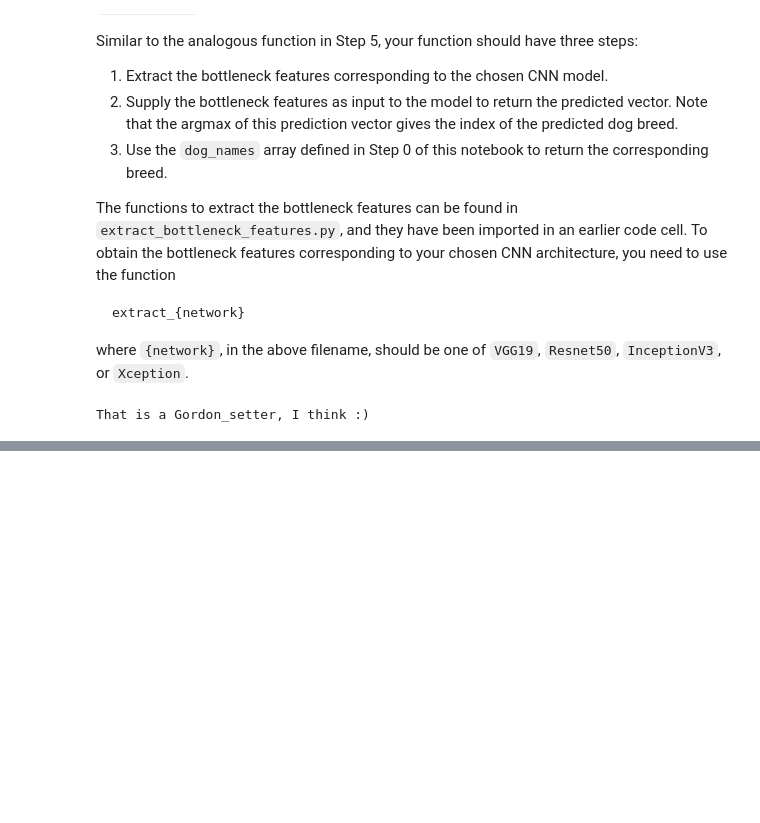
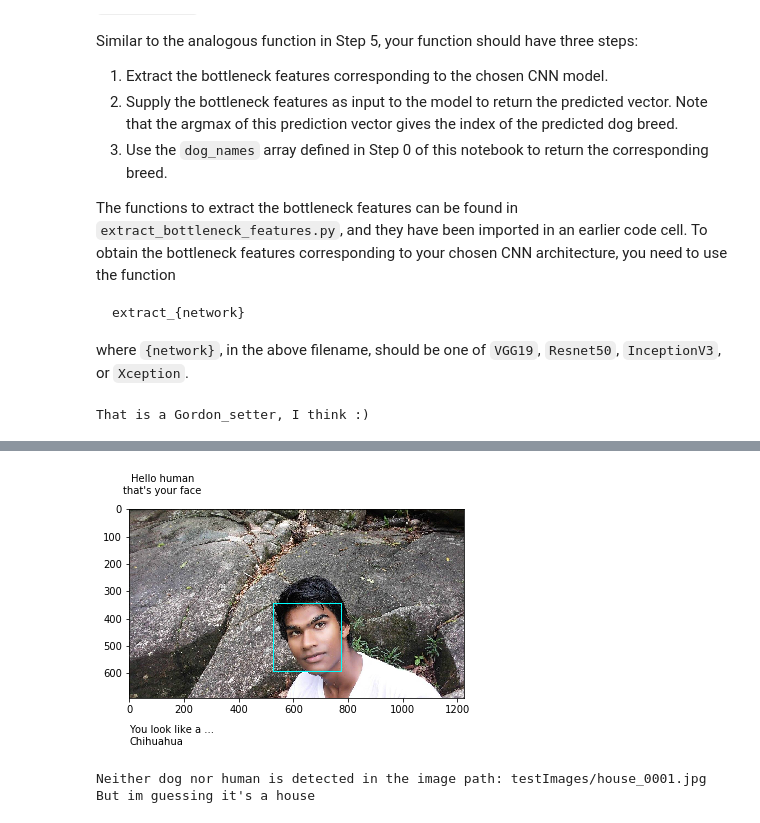
Before and after one commit to ksooklall/Artificial-Intelligence, a Jupyter notebook: Term_2/dog-project/dog_app.ipynb, the cells around one changed output, grey strips where cells are left out. Saved outputs shown, nothing was run; the diff lists cells and outputs as text; code cells hidden in the pictures; blank space fills up the shorter version.

```diff
--- a/Term_2/dog-project/dog_app.ipynb
+++ b/Term_2/dog-project/dog_app.ipynb
@@ -904,0 +880,9 @@ human_dog_detector(test_images[5])
+# %%
+human_dog_detector(test_images[6])
+# %% [output]
+[figure, added]
+# %%
+human_dog_detector(test_images[7])
+# %% [output]
+Neither dog nor human is detected in the image path: testImages/house_0001.jpg
+But im guessing it's a house
```
Also changed, not shown: parts of 31 cells of this notebook, 2 other files.
